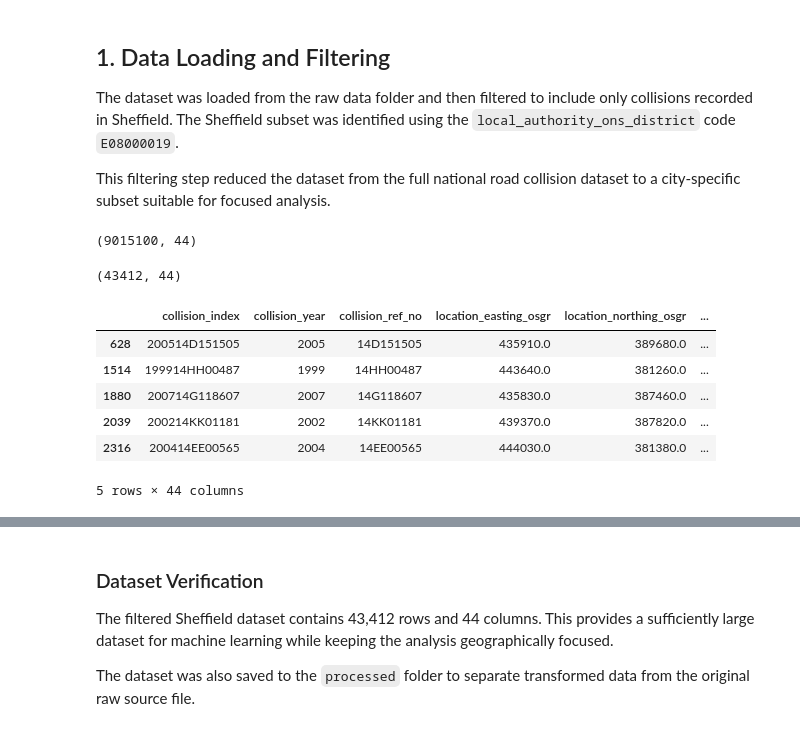
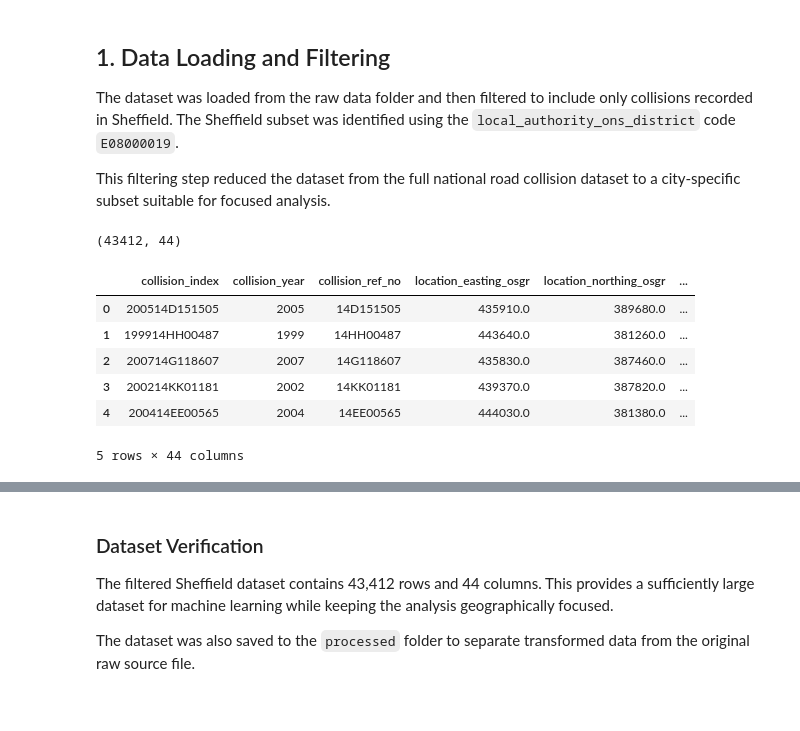
Before and after one commit to Theo-Asamp/AIML-SHEFFIELD-COLLISIONS, a Jupyter notebook: notebooks/final_notebook.ipynb, the cells around one changed output, grey strips where cells are left out. Drawn from its saved outputs; the diff is of its cells as text; code cells hidden in the pictures.

```diff
--- a/notebooks/final_notebook.ipynb
+++ b/notebooks/final_notebook.ipynb
@@ -35,26 +24,22 @@ df.head()
 The dataset was loaded from the raw data folder and then filtered to include only collisions recorded in Sheffield. The Sheffield subset was identified using the `local_authority_ons_district` code `E08000019`.
 
 This filtering step reduced the dataset from the full national road collision dataset to a city-specific subset suitable for focused analysis.
+# %%
+sheffield_df = pd.read_csv("../data/processed/sheffield_collisions.csv")
+sheffield_df.shape
+# %% [output]
+(43412, 44)
 # %%
-df = pd.read_csv("../data/raw/dft-road-casualty-statistics-collision-1979-latest-published-year.csv")
-df.shape
+df = pd.read_csv("../data/processed/sheffield_collisions.csv")
+df.head()
 # %% [output]
+|  | collision_index | collision_year | collision_ref_no | location_easting_osgr | location_northing_osgr | ... |
+| 0 | 200514D151505 | 2005 | 14D151505 | 435910.0 | 389680.0 | ... |
+| 1 | 199914HH00487 | 1999 | 14HH00487 | 443640.0 | 381260.0 | ... |
+| 2 | 200714G118607 | 2007 | 14G118607 | 435830.0 | 387460.0 | ... |
+| 3 | 200214KK01181 | 2002 | 14KK01181 | 439370.0 | 387820.0 | ... |
+| 4 | 200414EE00565 | 2004 | 14EE00565 | 444030.0 | 381380.0 | ... |
-(9015100, 44)
+5 rows × 44 columns
-# %%
-sheffield_df = df[df["local_authority_ons_district"] == "E08000019"]
-sheffield_df.shape
-# %% [output]
-(43412, 44)
-# %%
-sheffield_df.head()
-# %% [output]
-|  | collision_index | collision_year | collision_ref_no | location_easting_osgr | location_northing_osgr | ... |
-| 628 | 200514D151505 | 2005 | 14D151505 | 435910.0 | 389680.0 | ... |
-| 1514 | 199914HH00487 | 1999 | 14HH00487 | 443640.0 | 381260.0 | ... |
-| 1880 | 200714G118607 | 2007 | 14G118607 | 435830.0 | 387460.0 | ... |
-| 2039 | 200214KK01181 | 2002 | 14KK01181 | 439370.0 | 387820.0 | ... |
-| 2316 | 200414EE00565 | 2004 | 14EE00565 | 444030.0 | 381380.0 | ... |
-5 rows × 44 columns
 # %%
 sheffield_df.info()
 # %% [output]
```
Also changed, not shown: parts of 9 cells of this notebook, 1 other file.
